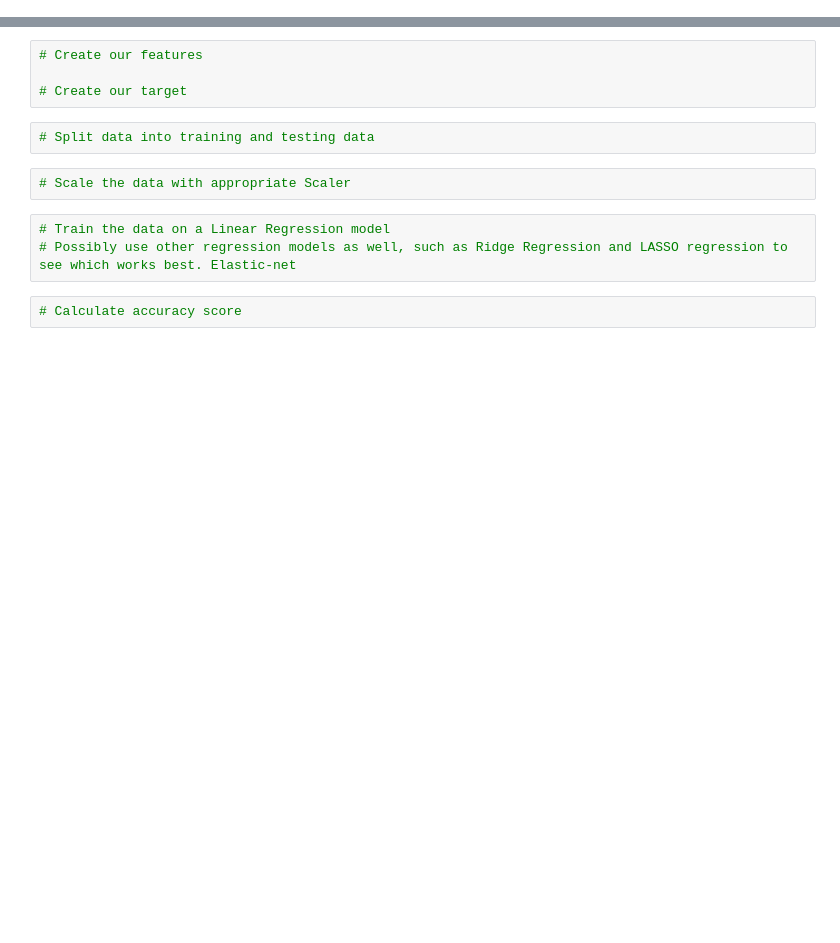
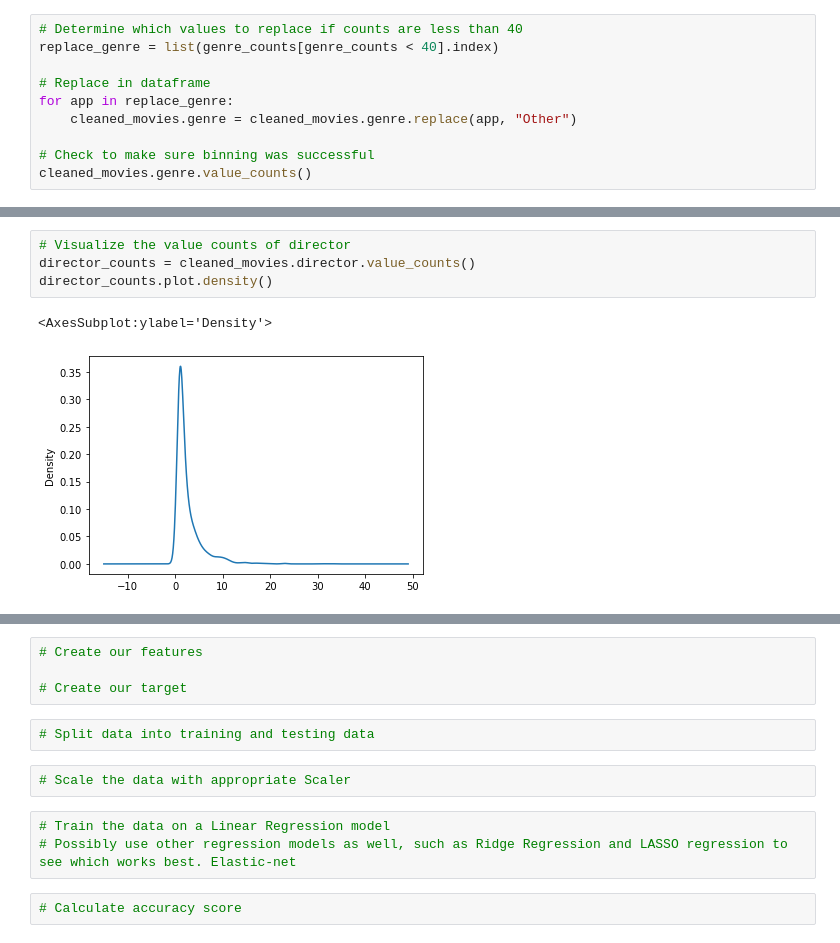
Before and after one commit to PDob02/Group_Project_May_2022, a Jupyter notebook: IMDBscore_MLM.ipynb, the cells around one changed output, grey strips where cells are left out. Drawn from its saved outputs; the diff is of its cells as text; blank space fills up the shorter version.

```diff
--- a/IMDBscore_MLM.ipynb
+++ b/IMDBscore_MLM.ipynb
@@ -11,0 +79,10 @@ cleaned_movies.head()
+# %%
+# Determine which values to replace if counts are less than 40
+replace_genre = list(genre_counts[genre_counts < 40].index)
+
+# Replace in dataframe
+for app in replace_genre:
+    cleaned_movies.genre = cleaned_movies.genre.replace(app, "Other")
+
+# Check to make sure binning was successful
+cleaned_movies.genre.value_counts()
@@ -11,0 +117,7 @@ cleaned_movies.head()
+# %%
+# Visualize the value counts of director
+director_counts = cleaned_movies.director.value_counts()
+director_counts.plot.density()
+# %% [output]
+<AxesSubplot:ylabel='Density'>
+[figure, added]
```
Also changed, not shown: parts of 22 cells of this notebook.
